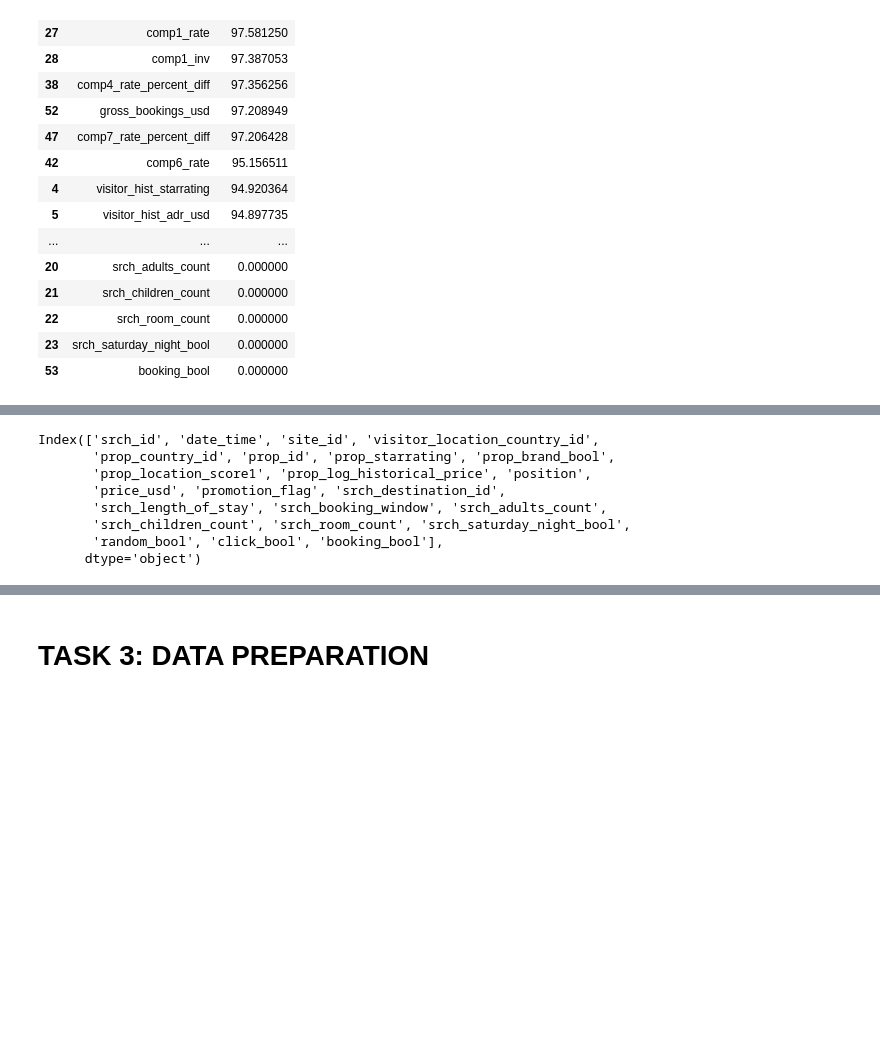
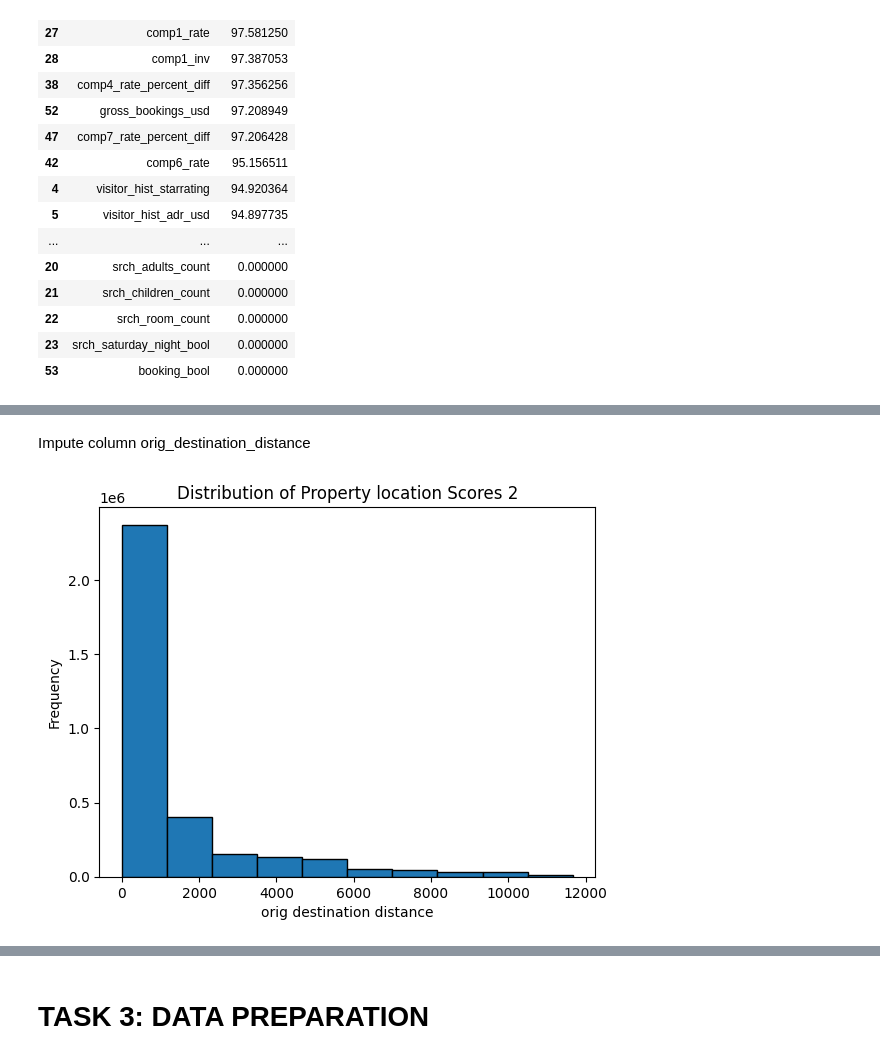
Before and after one commit to pshreyasv100/dmt-assignment-2, a Jupyter notebook: notebook_Shreyas.ipynb, the cells around one changed output, grey strips where cells are left out. Drawn from its saved outputs; the diff is of its cells as text; code cells hidden in the pictures; blank space fills up the shorter version.

```diff
--- a/notebook_Shreyas.ipynb
+++ b/notebook_Shreyas.ipynb
@@ -121,0 +146,23 @@ missing_df
+# %%
+# Get non-missing values from the column
+non_missing_values = train_df['prop_location_score2'].dropna()
+
+# Calculate the lambda parameter of the exponential distribution
+lambda_param = 1 / non_missing_values.mean()
+
+# Generate random values based on the exponential distribution
+random_values = np.random.exponential(scale=1/lambda_param, size=train_df['prop_location_score2'].isna().sum())
+
+# Fill the missing values with the generated random values
+train_df.loc[train_df['prop_location_score2'].isna(), 'prop_location_score2'] = random_values
+# %% [markdown]
+Impute column orig_destination_distance
+# %%
+# Plotting a histogram
+plt.hist(train_df['orig_destination_distance'].dropna(), bins=10, edgecolor='k')
+plt.xlabel('orig destination distance')
+plt.ylabel('Frequency')
+plt.title('Distribution of Property location Scores 2')
+plt.show()
+# %% [output]
+[figure, added]
@@ -122,19 +185,14 @@ missing_df
 # %%
 # dropping columns with >0 % missing values for now
 
-cols_to_drop = missing_df[missing_df['percentage'] > 0]['column'].unique()
-# cols_to_drop = missing_df['column'].unique()
-train_df = train_df.drop(cols_to_drop, axis=1)
-train_df.columns
+# cols_to_drop = missing_df[missing_df['percentage'] > 0]['column'].unique()
+# # cols_to_drop = missing_df['column'].unique()
+# train_df = train_df.drop(cols_to_drop, axis=1)
+# train_df.columns
+
+
+threshold = len(train_df) * 0.5  # Set the threshold as 50% of the total rows
+train_df.dropna(thresh=threshold, axis=1, inplace=True)
-# %% [output]
-Index(['srch_id', 'date_time', 'site_id', 'visitor_location_country_id',
-       'prop_country_id', 'prop_id', 'prop_starrating', 'prop_brand_bool',
-       'prop_location_score1', 'prop_log_historical_price', 'position',
-       'price_usd', 'promotion_flag', 'srch_destination_id',
-       'srch_length_of_stay', 'srch_booking_window', 'srch_adults_count',
-       'srch_children_count', 'srch_room_count', 'srch_saturday_night_bool',
-       'random_bool', 'click_bool', 'booking_bool'],
-      dtype='object')
 # %%
 train_df.head()
 # %% [output]
```
Also changed, not shown: parts of 20 cells of this notebook, 1 other file.
